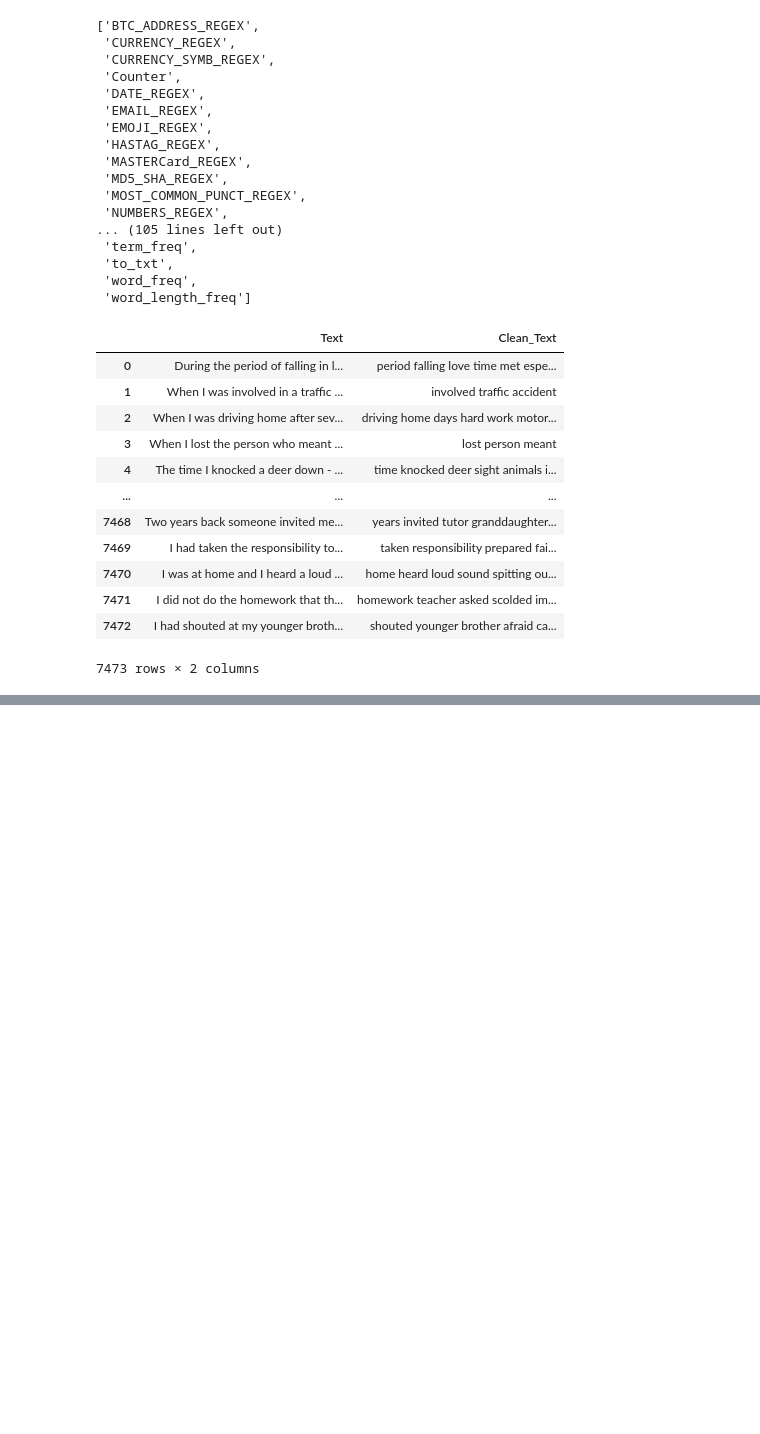
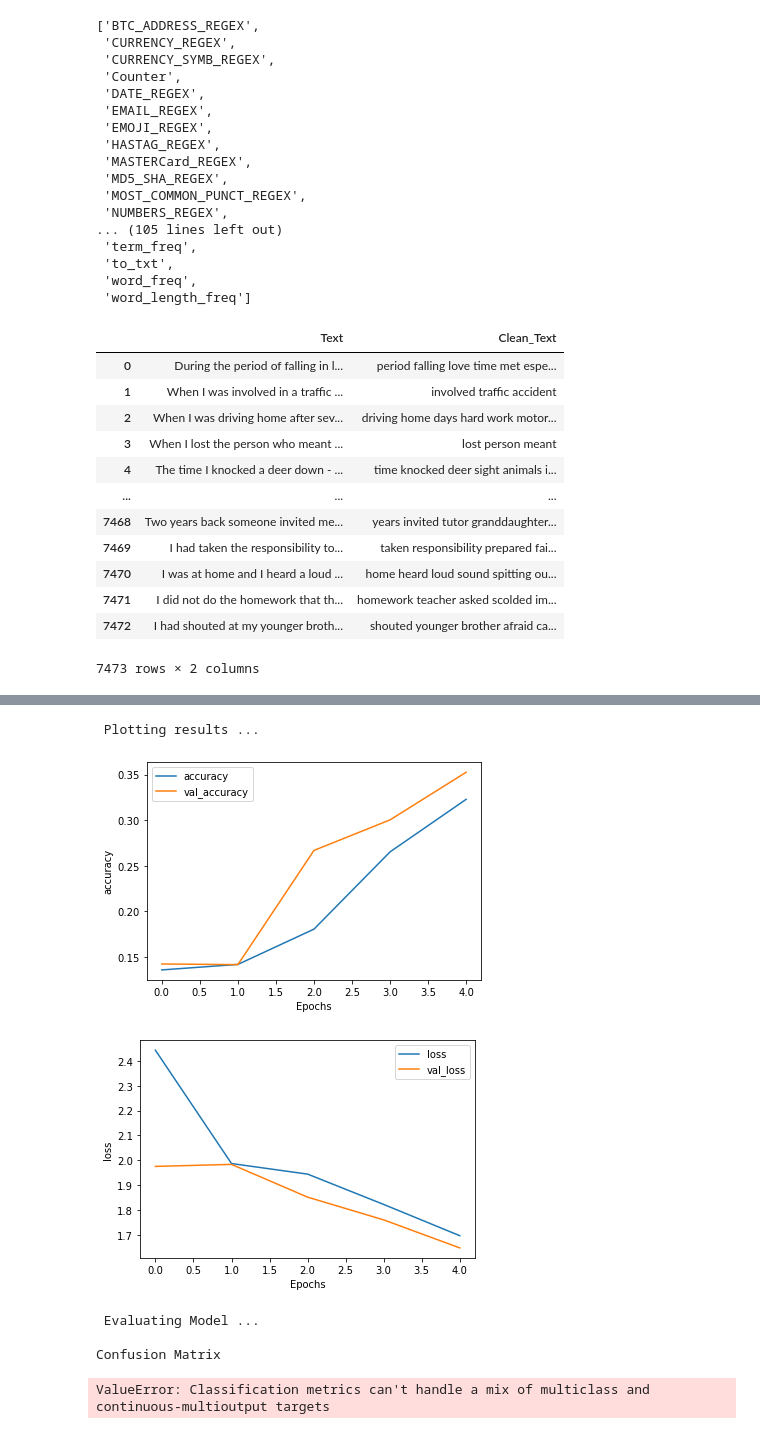
Before and after one commit to yasinicl/Emotion-Recognition, a Jupyter notebook: deep learning.ipynb, the cells around one changed output, grey strips where cells are left out. Cells and saved outputs as stored; diff of their text form; code cells hidden in the pictures; blank space fills up the shorter version.

```diff
--- a/deep learning.ipynb
+++ b/deep learning.ipynb
@@ -128,7 +130,8 @@ def loadData_Tokenizer(X_train, X_test,MAX_NB_WORDS=75000,MAX_SEQUENCE_LENGTH=50
     X_train = text[0:len(X_train), ]
     X_test = text[len(X_train):, ]
     embeddings_index = {}
-    f = open("/kaggle/input/glove6b50dtxt/glove.6B.50d.txt", encoding='utf-8')
+
+    f = open("glove.6B.50d.txt", encoding='utf-8')
     for line in f:
         try:
             values = line.split()
@@ -144,7 +147,7 @@ def loadData_Tokenizer(X_train, X_test,MAX_NB_WORDS=75000,MAX_SEQUENCE_LENGTH=50
     print('Total %s word vectors.' % len(embeddings_index))
     return (X_train, X_test, word_index,embeddings_index, tokenizer)
 # %%
-def Build_Model_RNN_Text(word_index, embeddings_index, nclasses,  MAX_SEQUENCE_LENGTH=500, EMBEDDING_DIM=50, dropout=0.5):
+def Build_Model_RNN_Text(word_index, embeddings_index, nclasses,  MAX_SEQUENCE_LENGTH=60, EMBEDDING_DIM=50, dropout=0.5):
     # Model building
     model = Sequential()
     hidden_layer = 2
@@ -222,0 +255,12 @@ FileNotFoundError: [Errno 2] No such file or directory: '/kaggle/input/glove6b50
+# %%
+with warnings.catch_warnings():
+    print("Building Model ...")
+    model_RNN = Build_Model_RNN_Text(word_index,embeddings_index, 60)
+    model_RNN.summary()
+    print("\n Starting Training ... \n")
+    history = model_RNN.fit(X_train_Glove, y_train,
+                              validation_data=(X_test_Glove, y_test),
+                              epochs=5,
+                              batch_size=128,
+                              verbose=1)
+    warnings.simplefilter("ignore")
@@ -222,0 +285,26 @@ FileNotFoundError: [Errno 2] No such file or directory: '/kaggle/input/glove6b50
+# %%
+
+
+#print(predicted)
+from sklearn.preprocessing import StandardScaler
+from sklearn.metrics import classification_report
+
+print("\n Plotting results ... \n")
+plot_graphs(history, 'accuracy')
+plot_graphs(history, 'loss')
+print("\n Evaluating Model ... \n")
+
+
+
+
+predicted = model_RNN.predict(X_test_Glove)
+print('Confusion Matrix')
+print(metrics.classification_report(y_test, predicted))
+# %% [output]
+ Plotting results ...
+[figure, added]
+[figure, added]
+ Evaluating Model ...
+
+Confusion Matrix
+ValueError: Classification metrics can't handle a mix of multiclass and continuous-multioutput targets
```
Also changed, not shown: parts of 6 cells of this notebook.
